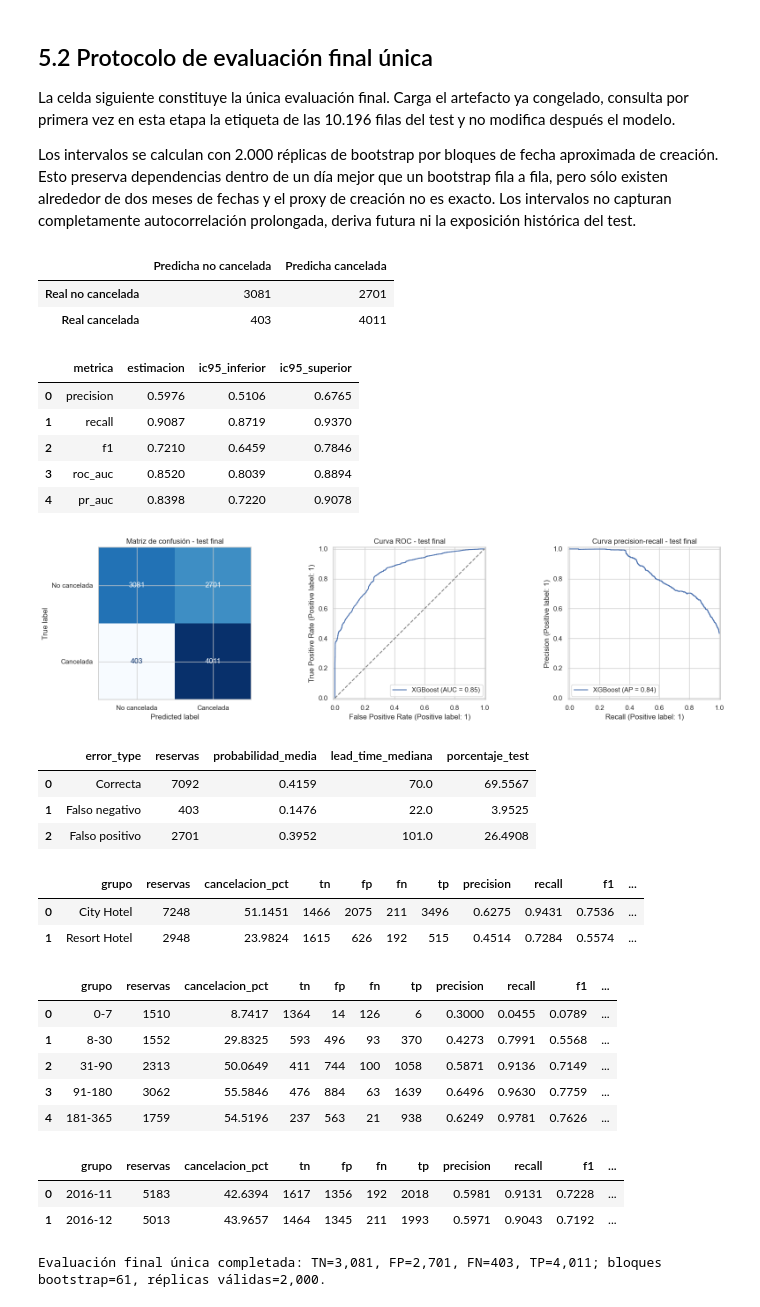
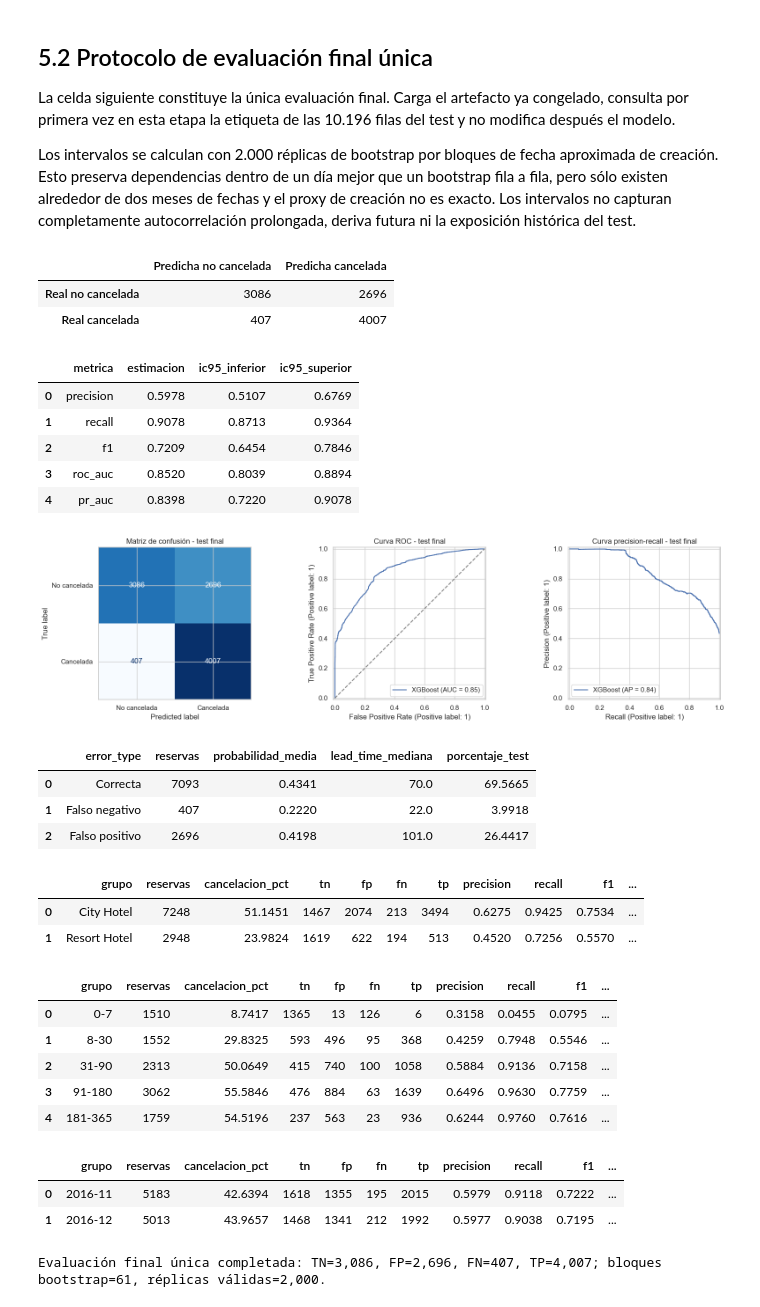
Before and after one commit to LucianaViar/Obligatorio-IA-ML, a Jupyter notebook: notebooks/obligatorio_ml.ipynb, the cells around one changed output. Drawn from its saved outputs; the diff is of its cells as text; code cells hidden in the pictures.

```diff
--- a/notebooks/obligatorio_ml.ipynb
+++ b/notebooks/obligatorio_ml.ipynb
@@ -3141,17 +3289,18 @@ La celda siguiente constituye la única evaluación final. Carga el artefacto ya
 Los intervalos se calculan con 2.000 réplicas de bootstrap por bloques de fecha aproximada de creación. Esto preserva dependencias dentro de un día mejor que un bootstrap fila a fila, pero sólo existen alrededor de dos meses de fechas y el proxy de creación no es exacto. Los intervalos no capturan completamente autocorrelación prolongada, deriva futura ni la exposición histórica del test.
 # %%
 # EVALUACIÓN FINAL ÚNICA: no reejecutar para tomar decisiones de modelado.
-frozen_artifact = joblib.load(MODEL_ARTIFACT_PATH)
+frozen_artifact = load_frozen_artifact(MODEL_ARTIFACT_PATH)
 frozen_pipeline = frozen_artifact["pipeline"]
 frozen_threshold = float(frozen_artifact["threshold"])
 
 assert frozen_artifact["config_id"] == "xgb_depth4"
-assert frozen_threshold == 0.22
+assert frozen_artifact["calibration_method"] == "platt"
+assert frozen_threshold == CALIBRATED_DEVELOPMENT_THRESHOLD
 assert frozen_artifact["training_rows"] == 70_389
 
 X_final_test = df.loc[creation_final_test_index, BASE_MODEL_FEATURES]
 y_final_test = df.loc[creation_final_test_index, TARGET_COLUMN].astype(int).to_numpy()
-test_probability = frozen_pipeline.predict_proba(X_final_test)[:, 1]
+test_probability = predict_cancellation_probability(frozen_artifact, X_final_test)
 test_prediction = (test_probability >= frozen_threshold).astype(int)
 
 assert len(X_final_test) == 10_196
@@ -3319,52 +3468,52 @@ creation_month_metrics = pd.DataFrame(month_metric_rows)
 error_summary = (
     test_analysis.groupby("error_type")
     .agg(
         reservas=("error_type", "size"),
         probabilidad_media=("probability", "mean"),
         lead_time_mediana=("lead_time", "median"),
     )
     .reset_index()
 )
 error_summary["porcentaje_test"] = 100 * error_summary["reservas"] / len(test_analysis)
 
 display(error_summary.round(4))
 display(hotel_metrics.round(4))
 display(lead_time_metrics.round(4))
 display(creation_month_metrics.round(4))
 
 print(
     f"Evaluación final única completada: TN={tn:,}, FP={fp:,}, "
     f"FN={fn:,}, TP={tp:,}; bloques bootstrap={len(unique_creation_days)}, "
     f"réplicas válidas={len(bootstrap_metrics):,}."
 )
 # %% [output]
 |  | Predicha no cancelada | Predicha cancelada |
-| Real no cancelada | 3081 | 2701 |
-| Real cancelada | 403 | 4011 |
+| Real no cancelada | 3086 | 2696 |
+| Real cancelada | 407 | 4007 |
 |  | metrica | estimacion | ic95_inferior | ic95_superior |
-| 0 | precision | 0.5976 | 0.5106 | 0.6765 |
-| 1 | recall | 0.9087 | 0.8719 | 0.9370 |
-| 2 | f1 | 0.7210 | 0.6459 | 0.7846 |
+| 0 | precision | 0.5978 | 0.5107 | 0.6769 |
+| 1 | recall | 0.9078 | 0.8713 | 0.9364 |
+| 2 | f1 | 0.7209 | 0.6454 | 0.7846 |
 | 3 | roc_auc | 0.8520 | 0.8039 | 0.8894 |
 | 4 | pr_auc | 0.8398 | 0.7220 | 0.9078 |
 [figure]
 |  | error_type | reservas | probabilidad_media | lead_time_mediana | porcentaje_test |
-| 0 | Correcta | 7092 | 0.4159 | 70.0 | 69.5567 |
-| 1 | Falso negativo | 403 | 0.1476 | 22.0 | 3.9525 |
-| 2 | Falso positivo | 2701 | 0.3952 | 101.0 | 26.4908 |
+| 0 | Correcta | 7093 | 0.4341 | 70.0 | 69.5665 |
+| 1 | Falso negativo | 407 | 0.2220 | 22.0 | 3.9918 |
+| 2 | Falso positivo | 2696 | 0.4198 | 101.0 | 26.4417 |
 |  | grupo | reservas | cancelacion_pct | tn | fp | fn | tp | precision | recall | f1 | ... |
-| 0 | City Hotel | 7248 | 51.1451 | 1466 | 2075 | 211 | 3496 | 0.6275 | 0.9431 | 0.7536 | ... |
-| 1 | Resort Hotel | 2948 | 23.9824 | 1615 | 626 | 192 | 515 | 0.4514 | 0.7284 | 0.5574 | ... |
+| 0 | City Hotel | 7248 | 51.1451 | 1467 | 2074 | 213 | 3494 | 0.6275 | 0.9425 | 0.7534 | ... |
+| 1 | Resort Hotel | 2948 | 23.9824 | 1619 | 622 | 194 | 513 | 0.4520 | 0.7256 | 0.5570 | ... |
 |  | grupo | reservas | cancelacion_pct | tn | fp | fn | tp | precision | recall | f1 | ... |
-| 0 | 0-7 | 1510 | 8.7417 | 1364 | 14 | 126 | 6 | 0.3000 | 0.0455 | 0.0789 | ... |
-| 1 | 8-30 | 1552 | 29.8325 | 593 | 496 | 93 | 370 | 0.4273 | 0.7991 | 0.5568 | ... |
-| 2 | 31-90 | 2313 | 50.0649 | 411 | 744 | 100 | 1058 | 0.5871 | 0.9136 | 0.7149 | ... |
+| 0 | 0-7 | 1510 | 8.7417 | 1365 | 13 | 126 | 6 | 0.3158 | 0.0455 | 0.0795 | ... |
+| 1 | 8-30 | 1552 | 29.8325 | 593 | 496 | 95 | 368 | 0.4259 | 0.7948 | 0.5546 | ... |
+| 2 | 31-90 | 2313 | 50.0649 | 415 | 740 | 100 | 1058 | 0.5884 | 0.9136 | 0.7158 | ... |
 | 3 | 91-180 | 3062 | 55.5846 | 476 | 884 | 63 | 1639 | 0.6496 | 0.9630 | 0.7759 | ... |
-| 4 | 181-365 | 1759 | 54.5196 | 237 | 563 | 21 | 938 | 0.6249 | 0.9781 | 0.7626 | ... |
+| 4 | 181-365 | 1759 | 54.5196 | 237 | 563 | 23 | 936 | 0.6244 | 0.9760 | 0.7616 | ... |
 |  | grupo | reservas | cancelacion_pct | tn | fp | fn | tp | precision | recall | f1 | ... |
-| 0 | 2016-11 | 5183 | 42.6394 | 1617 | 1356 | 192 | 2018 | 0.5981 | 0.9131 | 0.7228 | ... |
-| 1 | 2016-12 | 5013 | 43.9657 | 1464 | 1345 | 211 | 1993 | 0.5971 | 0.9043 | 0.7192 | ... |
+| 0 | 2016-11 | 5183 | 42.6394 | 1618 | 1355 | 195 | 2015 | 0.5979 | 0.9118 | 0.7222 | ... |
+| 1 | 2016-12 | 5013 | 43.9657 | 1468 | 1341 | 212 | 1992 | 0.5977 | 0.9038 | 0.7195 | ... |
-Evaluación final única completada: TN=3,081, FP=2,701, FN=403, TP=4,011; bloques bootstrap=61, réplicas válidas=2,000.
+Evaluación final única completada: TN=3,086, FP=2,696, FN=407, TP=4,007; bloques bootstrap=61, réplicas válidas=2,000.
 # %% [markdown]
 ## 5.3 Resultados, errores, riesgos y cierre
 
```
Also changed, not shown: parts of 29 cells of this notebook, 6 other files.
